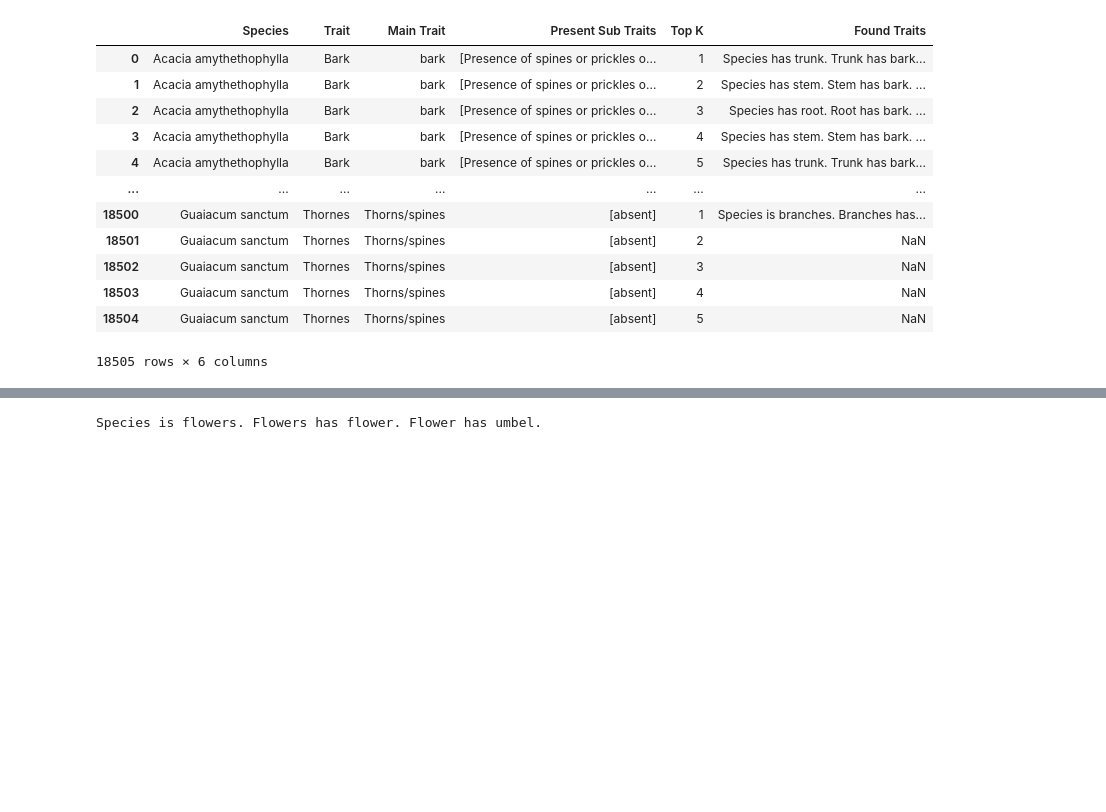
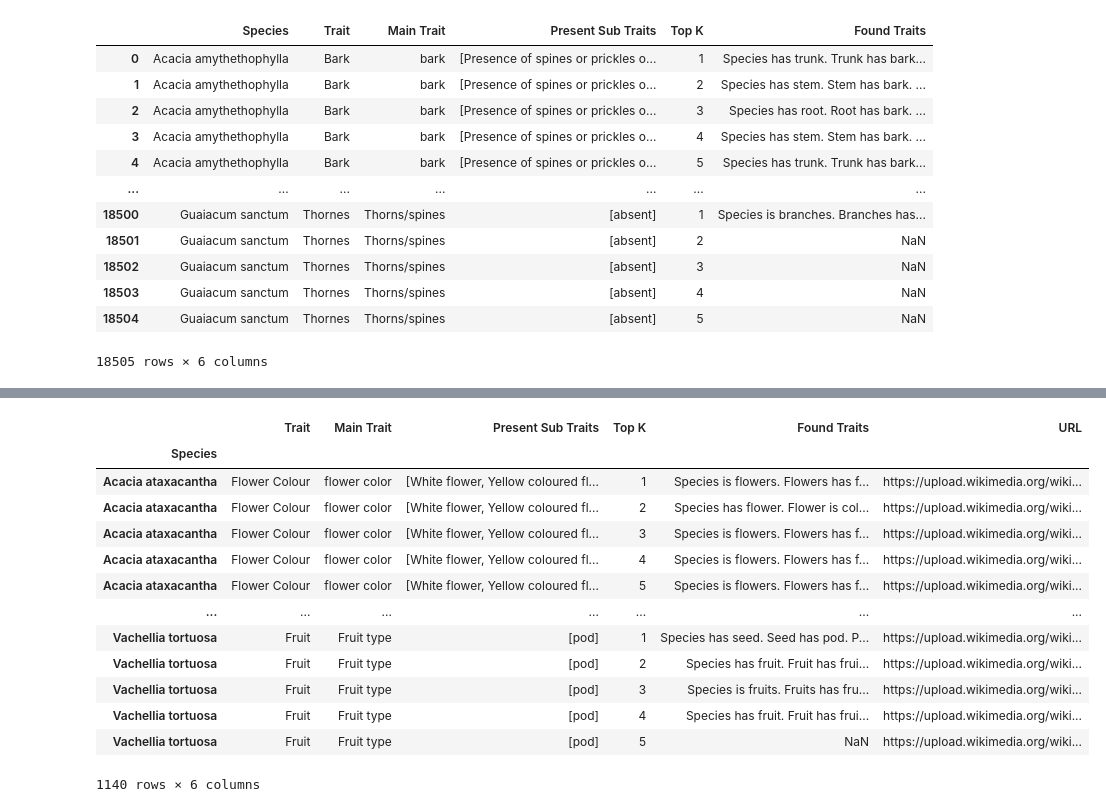
Before and after one commit to RobertvdV/GRS70424_Internship, a Jupyter notebook: notebooks/reports/plantdata_topk_sents_advanced.ipynb, the cells around one changed output, grey strips where cells are left out. Drawn from its saved outputs; the diff is of its cells as text; code cells hidden in the pictures; blank space fills up the shorter version.

Commit message:
added wiki imageurl fetcher

```diff
--- a/notebooks/reports/plantdata_topk_sents_advanced.ipynb
+++ b/notebooks/reports/plantdata_topk_sents_advanced.ipynb
@@ -338,6 +339,21 @@ def resentesize(lst):
         sentence += f'{item1.capitalize()} {verb} {item2}. '
 
     return sentence
+
+
+def get_wiki_main_image(title):
+    url = 'https://en.wikipedia.org/w/api.php'
+    data = {
+        'action' :'query',
+        'format' : 'json',
+        'formatversion' : 2,
+        'prop' : 'pageimages|pageterms',
+        'piprop' : 'original',
+        'titles' : title
+    }
+    response = requests.get(url, data)
+    json_data = json.loads(response.text)
+    return json_data['query']['pages'][0]['original']['source'] if len(json_data['query']['pages']) >0 else 'Not found'
 # %%
 'chunked' in nouns
 # %% [output]
@@ -386,9 +402,3 @@ for idx, (k, lst) in enumerate(json_data.items()):
             species_datalist[k].append(sentence)
 # %% [markdown]
 ## Match Data
-# %%
-len(df_Pierre.columns.get_level_values(0).unique())
-
-
-for i in df_Pierre.columns:
-    print(i)
@@ -661,20 +608,36 @@ Species has flowers. Flowers has flower. Flower has chunked.
-# %%
-lst = ['species', 'flowers', 'flowers', 'flower', 'flower', 'umbel']
-
-sentence = ''
-
-# Loop every 2 items
-for item1, item2 in zip(lst[::2], lst[1::2]):
-
-    # Set verb
-    verb = 'has'
-    chunk = item2.split(' ')[-1]
-    if chunk not in nouns or chunk in colors:
-        verb = 'is'
-
-    sentence += f'{item1.capitalize()} {verb} {item2}. '
-
-
-print(sentence)
-# %% [output]
-Species is flowers. Flowers has flower. Flower has umbel.
+# %%
+random_sample_species = df_google\
+                        .dropna()\
+                        .sample(n=20, axis=0, random_state=333)\
+                            ['Species'].values
+
+
+images_links = {}
+for species in tqdm(random_sample_species):
+    species_ = species.replace(' ', '_')
+    try:
+        images_links[species] = get_wiki_main_image(species_)
+    except:
+        images_links[species] = 'https://upload.wikimedia.org/wikipedia/commons/a/ac/No_image_available.svg'
+
+df_google_subset = df_google[df_google['Species'].isin(random_sample_species)]
+df_google_subset = df_google_subset.set_index('Species')
+df_google_subset["URL"] = pd.Series(images_links)
+df_google_subset.to_csv(f'{root}top_sents_all_MainSubTraitsCombi_Random20Subset.csv', sep=';')
+# %%
+df_google_subset
+# %% [output]
+|  | Trait | Main Trait | Present Sub Traits | Top K | Found Traits | URL |
+| Species |  |  |  |  |  |  |
+| Acacia ataxacantha | Flower Colour | flower color | [White flower, Yellow coloured fl... | 1 | Species is flowers. Flowers has f... | https://upload.wikimedia.org/wiki... |
+| Acacia ataxacantha | Flower Colour | flower color | [White flower, Yellow coloured fl... | 2 | Species has flower. Flower is col... | https://upload.wikimedia.org/wiki... |
+| Acacia ataxacantha | Flower Colour | flower color | [White flower, Yellow coloured fl... | 3 | Species is flowers. Flowers has f... | https://upload.wikimedia.org/wiki... |
+| Acacia ataxacantha | Flower Colour | flower color | [White flower, Yellow coloured fl... | 4 | Species is flowers. Flowers has f... | https://upload.wikimedia.org/wiki... |
+| Acacia ataxacantha | Flower Colour | flower color | [White flower, Yellow coloured fl... | 5 | Species is flowers. Flowers has f... | https://upload.wikimedia.org/wiki... |
+| ... | ... | ... | ... | ... | ... | ... |
+| Vachellia tortuosa | Fruit | Fruit type | [pod] | 1 | Species has seed. Seed has pod. P... | https://upload.wikimedia.org/wiki... |
+| Vachellia tortuosa | Fruit | Fruit type | [pod] | 2 | Species has fruit. Fruit has frui... | https://upload.wikimedia.org/wiki... |
+| Vachellia tortuosa | Fruit | Fruit type | [pod] | 3 | Species is fruits. Fruits has fru... | https://upload.wikimedia.org/wiki... |
+| Vachellia tortuosa | Fruit | Fruit type | [pod] | 4 | Species has fruit. Fruit has frui... | https://upload.wikimedia.org/wiki... |
+| Vachellia tortuosa | Fruit | Fruit type | [pod] | 5 | NaN | https://upload.wikimedia.org/wiki... |
+1140 rows × 6 columns
```
Also changed, not shown: parts of 5 cells of this notebook.
